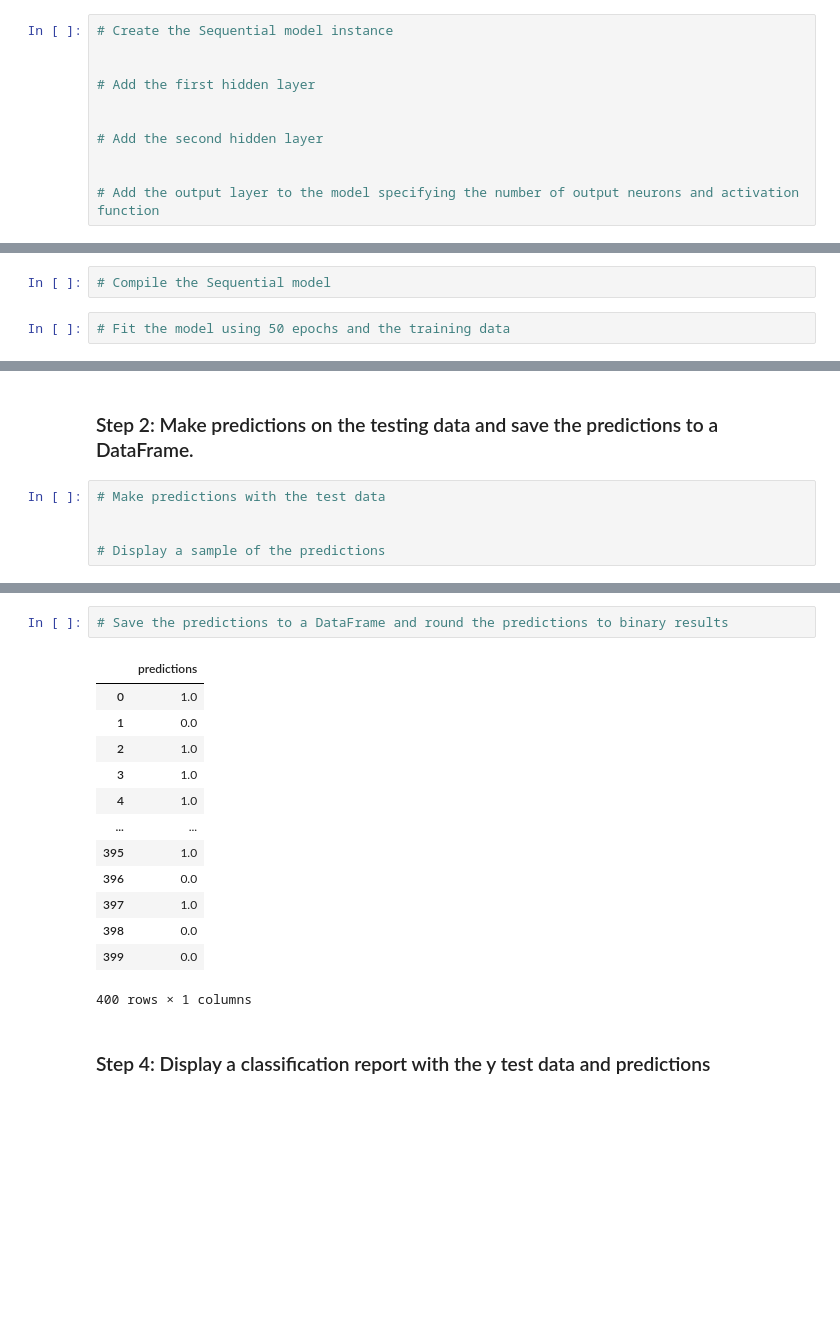
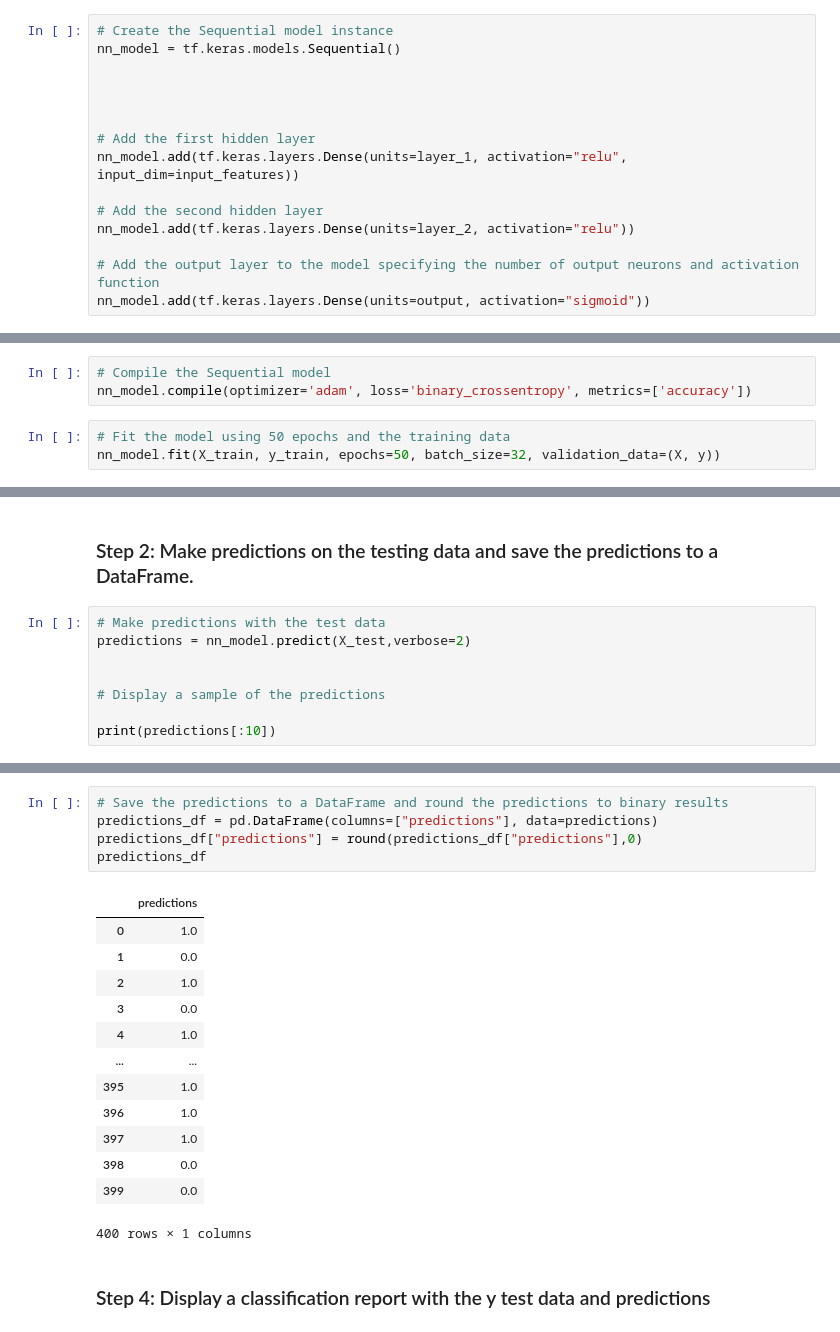
Before and after one commit to fhollan/neural-network-challenge-1, a Jupyter notebook: student_loans_with_deep_learning.ipynb, the cells around one changed output, grey strips where cells are left out. Saved outputs shown, nothing was run; the diff lists cells and outputs as text; blank space fills up the shorter version.

```diff
--- a/student_loans_with_deep_learning.ipynb
+++ b/student_loans_with_deep_learning.ipynb
@@ -137,13 +147,17 @@ StandardScaler()
 # %%
 # Create the Sequential model instance
+nn_model = tf.keras.models.Sequential()
+
+
 
 
 # Add the first hidden layer
-
+nn_model.add(tf.keras.layers.Dense(units=layer_1, activation="relu", input_dim=input_features))
 
 # Add the second hidden layer
-
+nn_model.add(tf.keras.layers.Dense(units=layer_2, activation="relu"))
 
 # Add the output layer to the model specifying the number of output neurons and activation function
+nn_model.add(tf.keras.layers.Dense(units=output, activation="sigmoid"))
 # %%
 # Display the Sequential model summary
@@ -167,7 +182,9 @@ _________________________________________________________________
 ### Step 2: Compile and fit the model using the `binary_crossentropy` loss function, the `adam` optimizer, and the `accuracy` evaluation metric.
 # %%
 # Compile the Sequential model
+nn_model.compile(optimizer='adam', loss='binary_crossentropy', metrics=['accuracy'])
 # %%
 # Fit the model using 50 epochs and the training data
+nn_model.fit(X_train, y_train, epochs=50, batch_size=32, validation_data=(X, y))
 # %% [output]
 Epoch 1/50
@@ -218,7 +242,10 @@ Loss: 0.5049149394035339, Accuracy: 0.7350000143051147
 ### Step 2: Make predictions on the testing data and save the predictions to a DataFrame.
 # %%
 # Make predictions with the test data
+predictions = nn_model.predict(X_test,verbose=2)
 
 
 # Display a sample of the predictions
+
+print(predictions[:10])
 # %% [output]
@@ -231,15 +263,18 @@ array([[0.63573396],
 # %%
 # Save the predictions to a DataFrame and round the predictions to binary results
+predictions_df = pd.DataFrame(columns=["predictions"], data=predictions)
+predictions_df["predictions"] = round(predictions_df["predictions"],0)
+predictions_df
 # %% [output]
 |  | predictions |
 | 0 | 1.0 |
 | 1 | 0.0 |
 | 2 | 1.0 |
-| 3 | 1.0 |
+| 3 | 0.0 |
 | 4 | 1.0 |
 | ... | ... |
 | 395 | 1.0 |
-| 396 | 0.0 |
+| 396 | 1.0 |
 | 397 | 1.0 |
 | 398 | 0.0 |
 | 399 | 0.0 |
```
Also changed, not shown: parts of 16 cells of this notebook.
